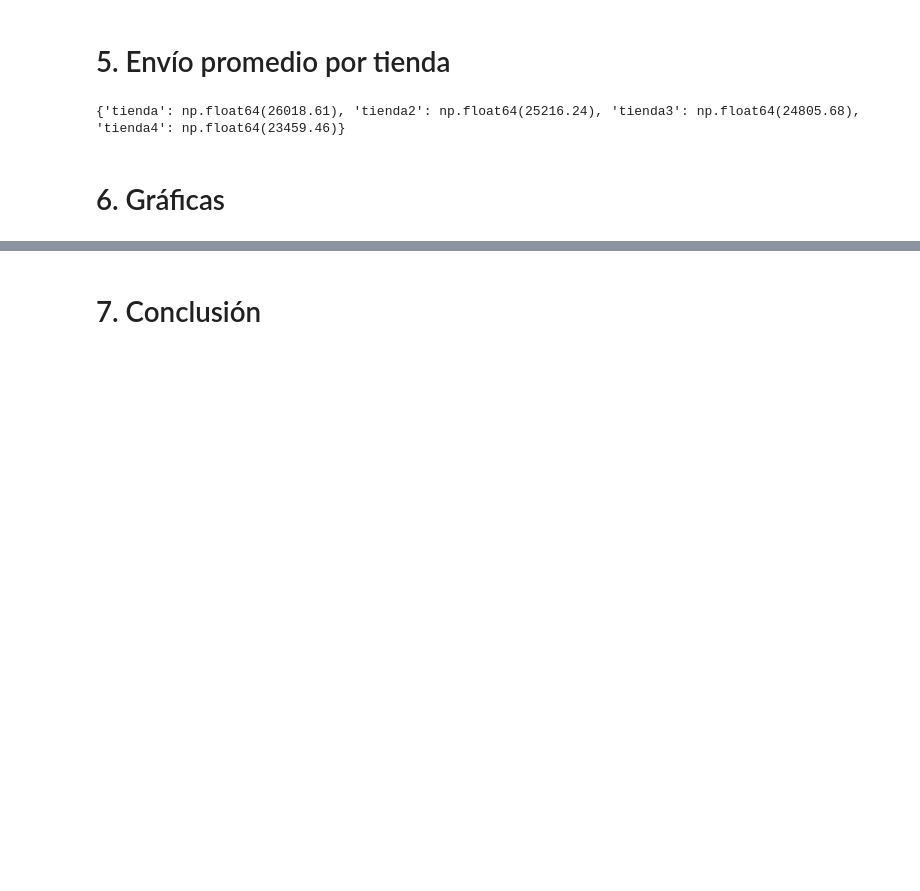
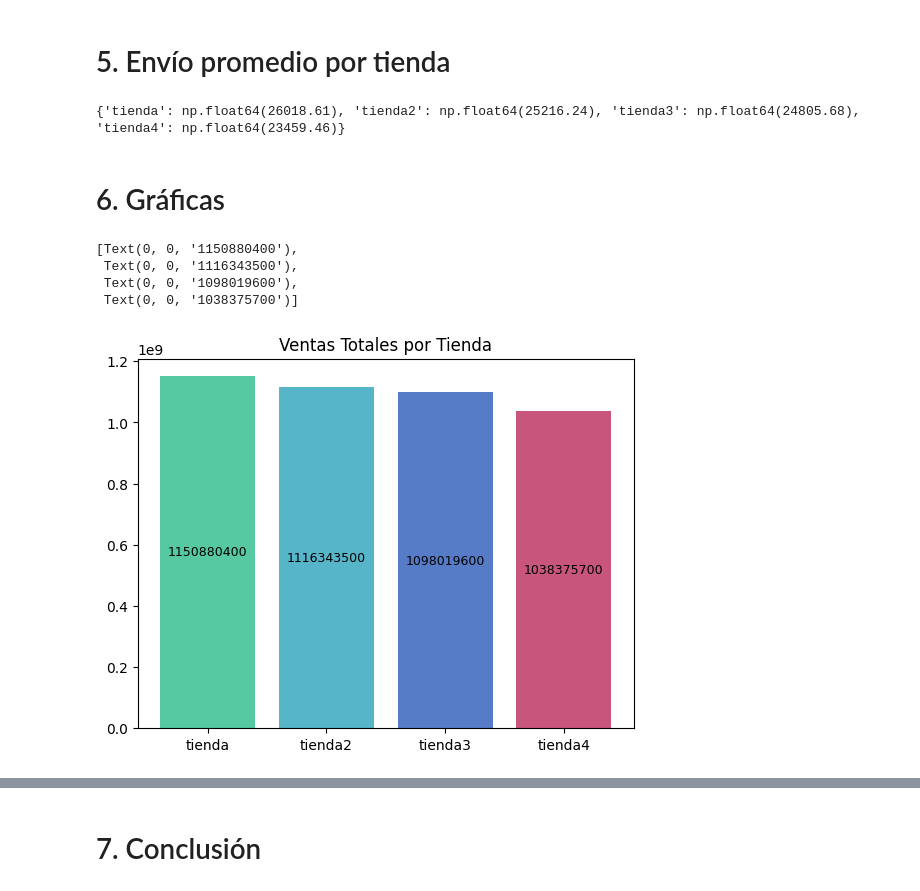
Before and after one commit to EBlanco17/challenge-data-science, a Jupyter notebook: StoresAlura.ipynb, the cells around one changed output, grey strips where cells are left out. Drawn from its saved outputs; the diff is of its cells as text; code cells hidden in the pictures; blank space fills up the shorter version.

```diff
--- a/StoresAlura.ipynb
+++ b/StoresAlura.ipynb
@@ -111,3 +110,20 @@ print(envio_promedio_tiendas)
 {'tienda': np.float64(26018.61), 'tienda2': np.float64(25216.24), 'tienda3': np.float64(24805.68), 'tienda4': np.float64(23459.46)}
 # %% [markdown]
 # 6. Gráficas
+# %%
+import matplotlib.pyplot as plt
+
+fig, ax = plt.subplots()
+bars = ax.bar(ventas_totales_tienda.keys(), ventas_totales_tienda.values(),
+              color=[(86/255, 200/255, 162/255), (86/255, 181/255, 200/255),
+                     (86/255, 124/255, 200/255), (200/255, 86/255, 124/255)])
+ax.set_title('Ventas Totales por Tienda')
+
+labels = [f'{int(h)}' for h in ventas_totales_tienda.values()]
+ax.bar_label(bars, labels=labels, label_type='center', fontsize=9)
+# %% [output]
+[Text(0, 0, '1150880400'),
+ Text(0, 0, '1116343500'),
+ Text(0, 0, '1098019600'),
+ Text(0, 0, '1038375700')]
+[figure, added]
```
Also changed, not shown: parts of 7 cells of this notebook.
